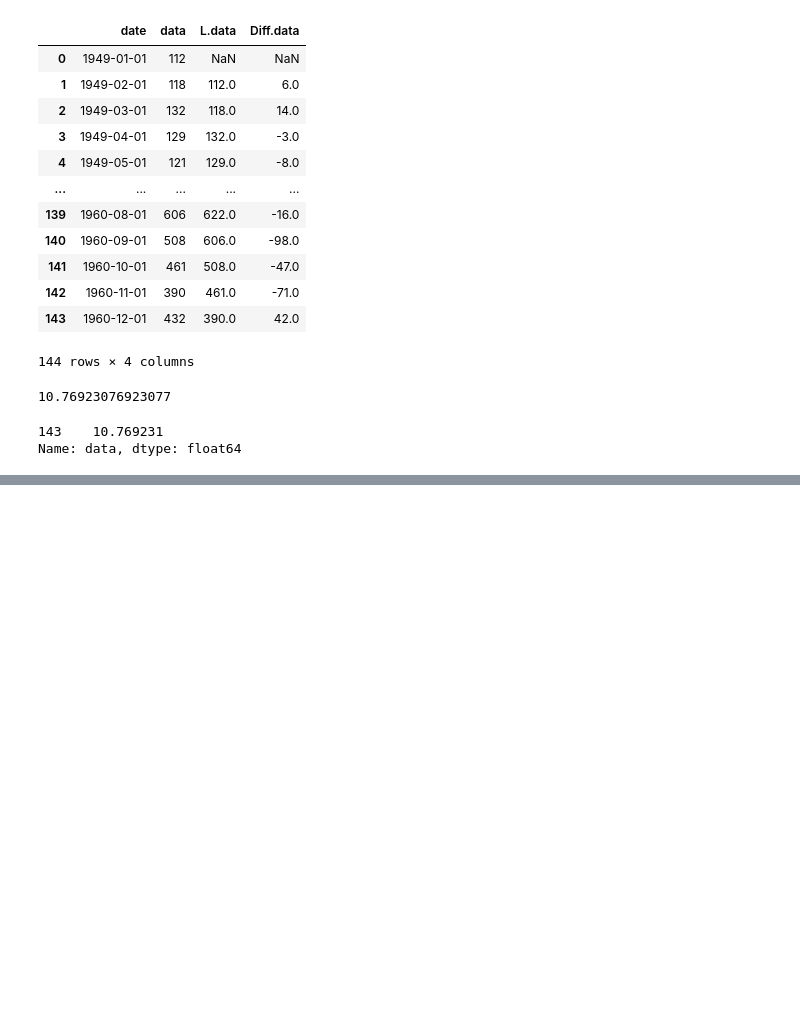
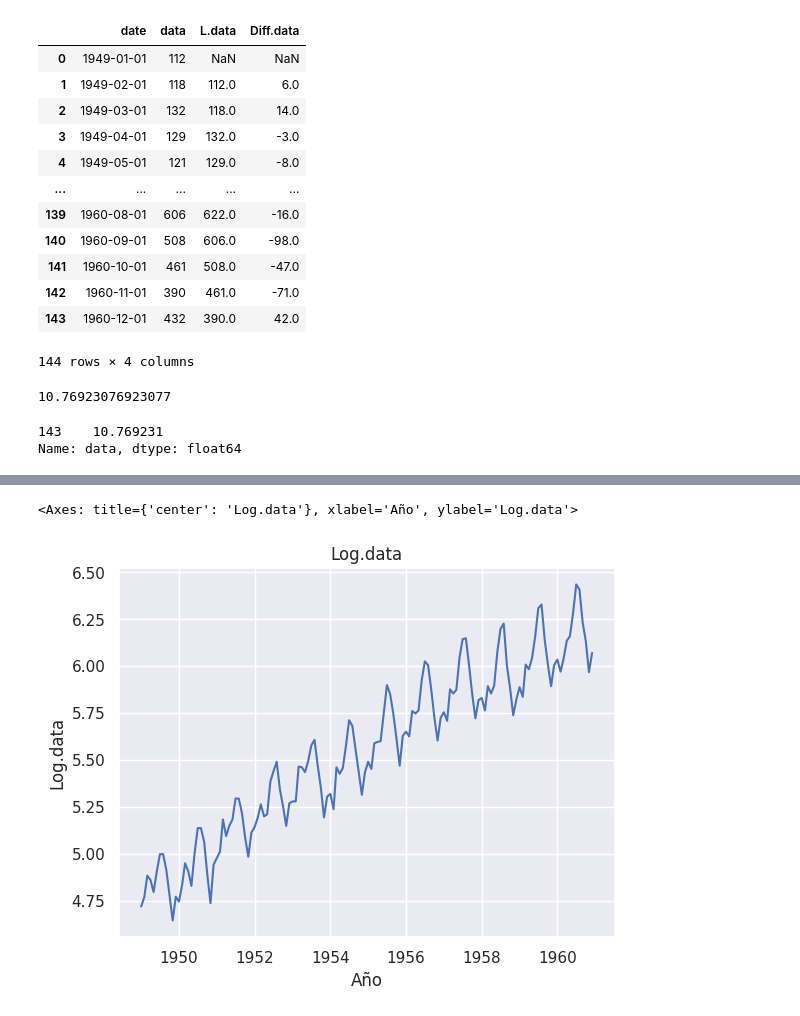
Before and after one commit to luciojosep/AnalisisCuantitativoAvanzado, a Jupyter notebook: SeriesdeTiempo/Operadores.ipynb, the cells around one changed output, grey strips where cells are left out. Saved outputs shown, nothing was run; the diff lists cells and outputs as text; code cells hidden in the pictures; blank space fills up the shorter version.

```diff
--- a/SeriesdeTiempo/Operadores.ipynb
+++ b/SeriesdeTiempo/Operadores.ipynb
@@ -69,0 +94,5 @@ data['Log.data']=np.log(data['data'])
+# %%
+graficar(data['Log.data'])
+# %% [output]
+<Axes: title={'center': 'Log.data'}, xlabel='Año', ylabel='Log.data'>
+[figure, added]
```
Also changed, not shown: parts of 6 cells of this notebook.
